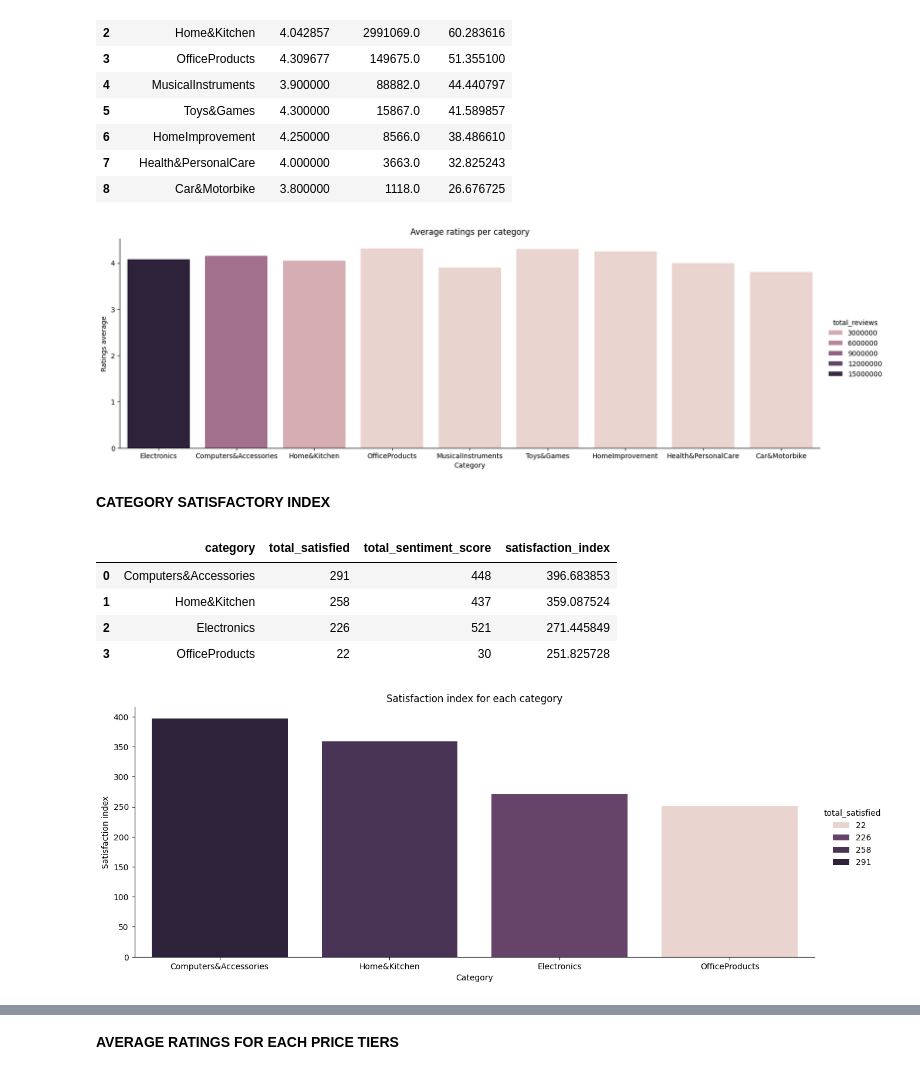
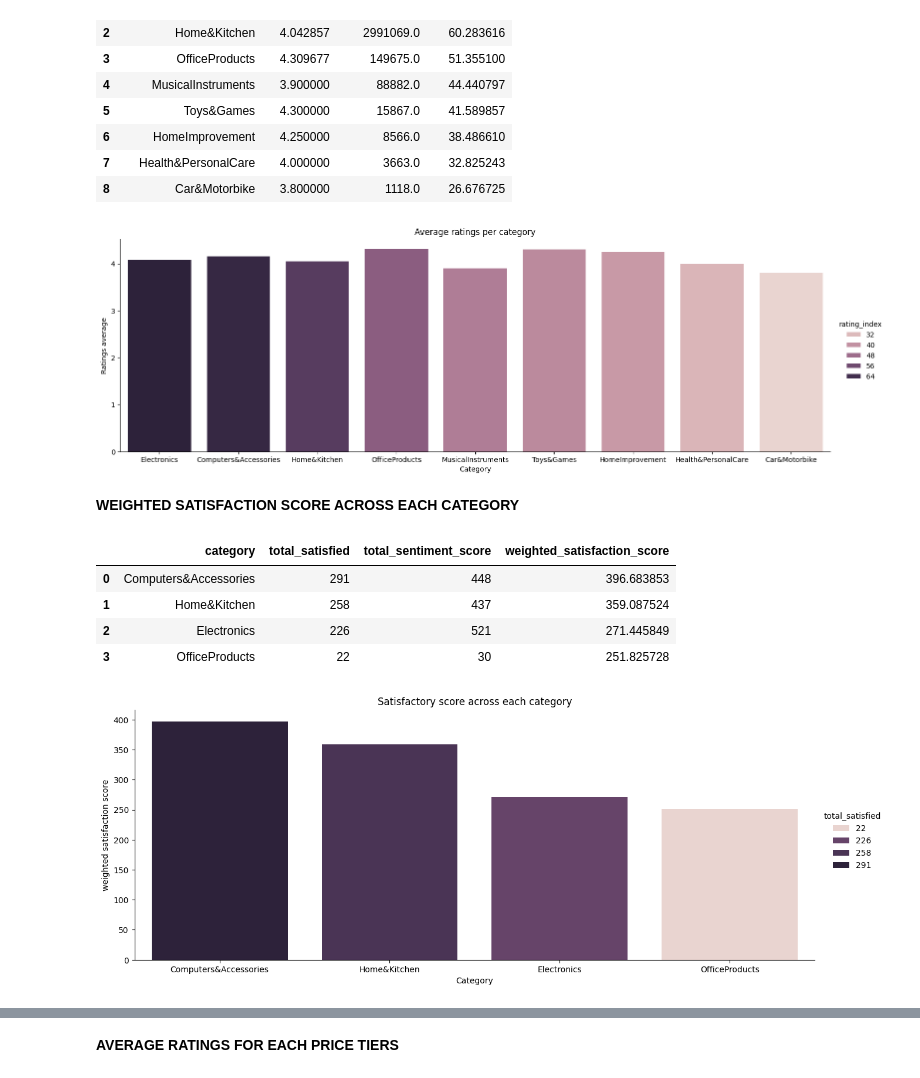
Before and after one commit to CKohwo/Ecommerce-strategy-blueprint, a Jupyter notebook: notebooks/03_exploratory_ data_analysis.ipynb, the cells around one changed output, grey strips where cells are left out. Cells and saved outputs as stored; diff of their text form; code cells hidden in the pictures.

```diff
--- a/notebooks/03_exploratory_ data_analysis.ipynb
+++ b/notebooks/03_exploratory_ data_analysis.ipynb
@@ -329,13 +336,13 @@ avg_category_ratings
 | 7 | Health&PersonalCare | 4.000000 | 3663.0 | 32.825243 |
 | 8 | Car&Motorbike | 3.800000 | 1118.0 | 26.676725 |
 # %%
-sns.catplot(y="avg_rating", x="category", hue="total_reviews",data=avg_category_ratings,aspect=3.0,kind="bar")
+sns.catplot(y="avg_rating", x="category", hue="rating_index",data=avg_category_ratings,aspect=3.0,kind="bar")
 plt.ticklabel_format(style='plain', axis='y')
 plt.xlabel("Category")
 plt.ylabel("Ratings average")
 plt.title("Average ratings per category")
 plt.show()
 # %% [output]
-[figure, old version]
+[figure, new version]
 # %%
 # Saving the average ratings of each category to a new csv
@@ -343,5 +350,5 @@ df_3.to_csv("avg_category_ratings.csv", index=False)
-# %% [markdown]
-**CATEGORY SATISFACTORY INDEX**
+# %% [markdown]
+**WEIGHTED SATISFACTION SCORE ACROSS EACH CATEGORY**
 # %%
 category_sentiment = (df_3.groupby("category")
                   .agg(total_satisfied=("sentiment_value", lambda x: (x == 1).sum()),
@@ -352,26 +359,26 @@ category_sentiment = (df_3.groupby("category")
 percent_satisfied_category = (category_sentiment["total_satisfied"] / category_sentiment["total_sentiment_score"] * 100)
 
 # Final Satisfaction Scoring metric for each categories
-category_sentiment["satisfaction_index"] = percent_satisfied_category * np.log1p(category_sentiment["total_sentiment_score"])
+category_sentiment["weighted_satisfaction_score"] = percent_satisfied_category * np.log1p(category_sentiment["total_sentiment_score"])
 
 # Top categories with the most satisfied customer
-top_satisfied_category = category_sentiment.sort_values("satisfaction_index", ascending=False).reset_index()
+Top_satisfied_category = category_sentiment.sort_values("weighted_satisfaction_score", ascending=False).reset_index()
 
-top_satisfied_category
+Top_satisfied_category
 # %% [output]
-|  | category | total_satisfied | total_sentiment_score | satisfaction_index |
+|  | category | total_satisfied | total_sentiment_score | weighted_satisfaction_score |
 | 0 | Computers&Accessories | 291 | 448 | 396.683853 |
 | 1 | Home&Kitchen | 258 | 437 | 359.087524 |
 | 2 | Electronics | 226 | 521 | 271.445849 |
 | 3 | OfficeProducts | 22 | 30 | 251.825728 |
 # %%
-sns.catplot(y="satisfaction_index", x="category", hue="total_satisfied",data=top_satisfied_category,aspect=2.5,kind="bar")
+sns.catplot(y="weighted_satisfaction_score", x="category", hue="total_satisfied",data=Top_satisfied_category,aspect=2.5,kind="bar")
 plt.ticklabel_format(style='plain', axis='y')
 plt.xlabel("Category")
-plt.ylabel("Satisfaction index")
-plt.title("Satisfaction index for each category")
+plt.ylabel("weighted satisfaction score")
+plt.title("Satisfactory score across each category")
 plt.show()
 # %% [output]
-[figure, old version]
+[figure, new version]
 # %%
 # Saving Top satisifed categories to a new csv
```
Also changed, not shown: parts of 42 cells of this notebook.
